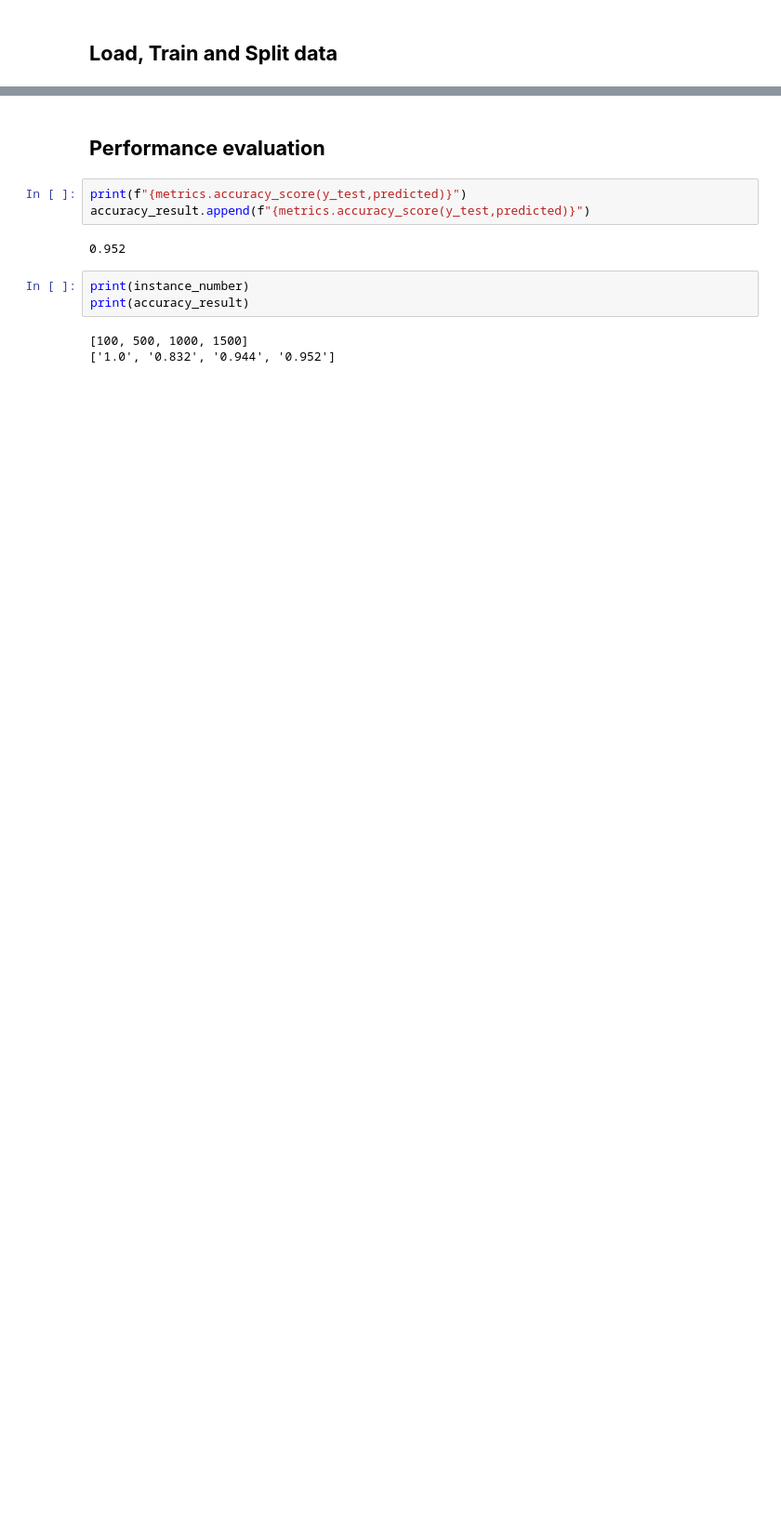
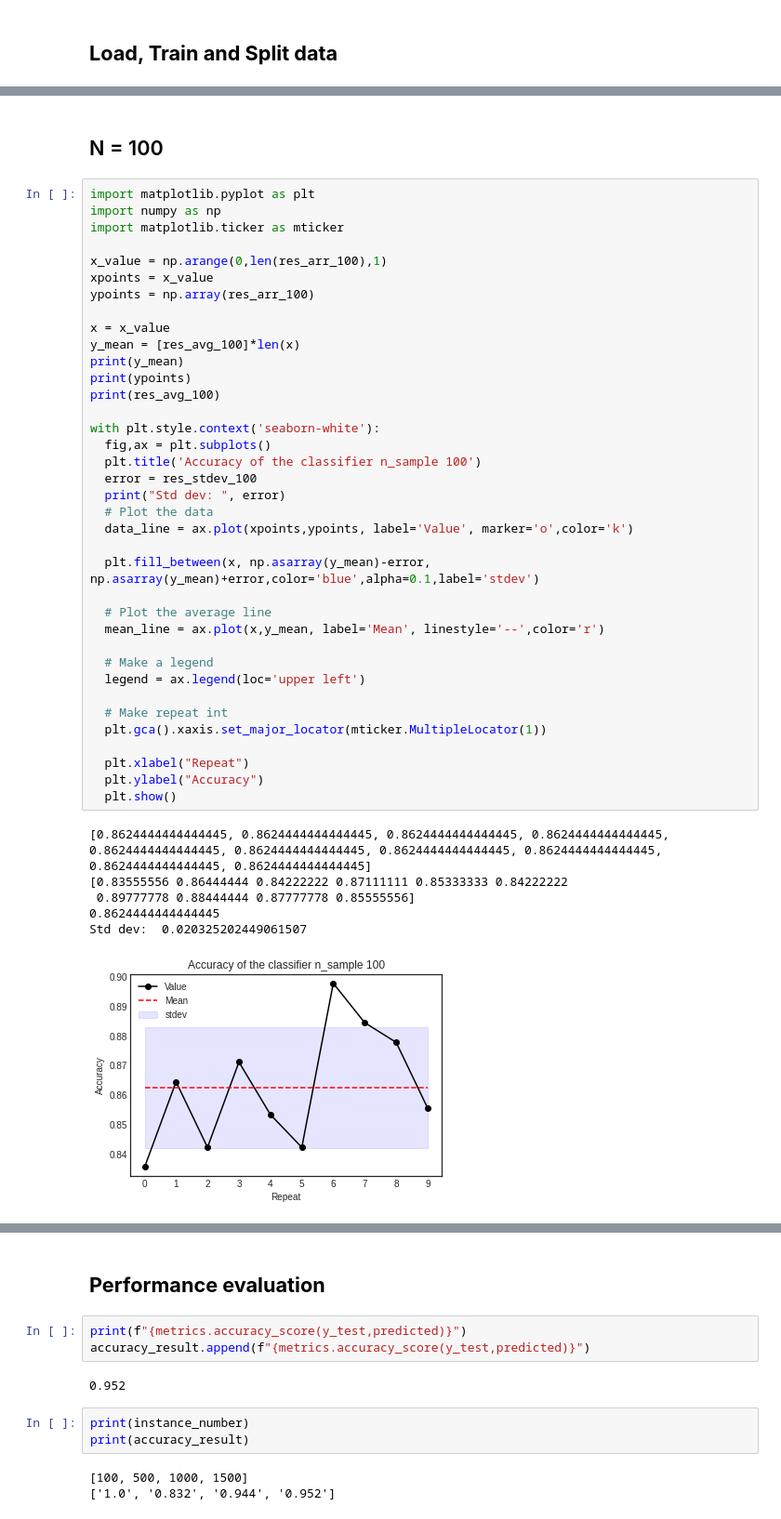
Before and after one commit to hafizbudi/active-learning, a Jupyter notebook: Digits_RS.ipynb, the cells around one changed output, grey strips where cells are left out. Shown at 93% size. Cells and saved outputs as stored; diff of their text form; blank space fills up the shorter version.

```diff
--- a/Digits_RS.ipynb
+++ b/Digits_RS.ipynb
@@ -31,0 +337,46 @@ accuracy_result = []
+# %% [markdown]
+## N = 100
+# %%
+import matplotlib.pyplot as plt
+import numpy as np
+import matplotlib.ticker as mticker
+
+x_value = np.arange(0,len(res_arr_100),1)
+xpoints = x_value
+ypoints = np.array(res_arr_100)
+
+x = x_value
+y_mean = [res_avg_100]*len(x)
+print(y_mean)
+print(ypoints)
+print(res_avg_100)
+
+with plt.style.context('seaborn-white'):
+  fig,ax = plt.subplots()
+  plt.title('Accuracy of the classifier n_sample 100')
+  error = res_stdev_100
+  print("Std dev: ", error)
+  # Plot the data
+  data_line = ax.plot(xpoints,ypoints, label='Value', marker='o',color='k')
+
+  plt.fill_between(x, np.asarray(y_mean)-error, np.asarray(y_mean)+error,color='blue',alpha=0.1,label='stdev')
+
+  # Plot the average line
+  mean_line = ax.plot(x,y_mean, label='Mean', linestyle='--',color='r')
+
+  # Make a legend
+  legend = ax.legend(loc='upper left')
+
+  # Make repeat int
+  plt.gca().xaxis.set_major_locator(mticker.MultipleLocator(1))
+
+  plt.xlabel("Repeat")
+  plt.ylabel("Accuracy")
+  plt.show()
+# %% [output]
+[0.8624444444444445, 0.8624444444444445, 0.8624444444444445, 0.8624444444444445, 0.8624444444444445, 0.8624444444444445, 0.8624444444444445, 0.8624444444444445, 0.8624444444444445, 0.8624444444444445]
+[0.83555556 0.86444444 0.84222222 0.87111111 0.85333333 0.84222222
+ 0.89777778 0.88444444 0.87777778 0.85555556]
+0.8624444444444445
+Std dev:  0.020325202449061507
+[figure, added]
```
Also changed, not shown: parts of 16 cells of this notebook.
